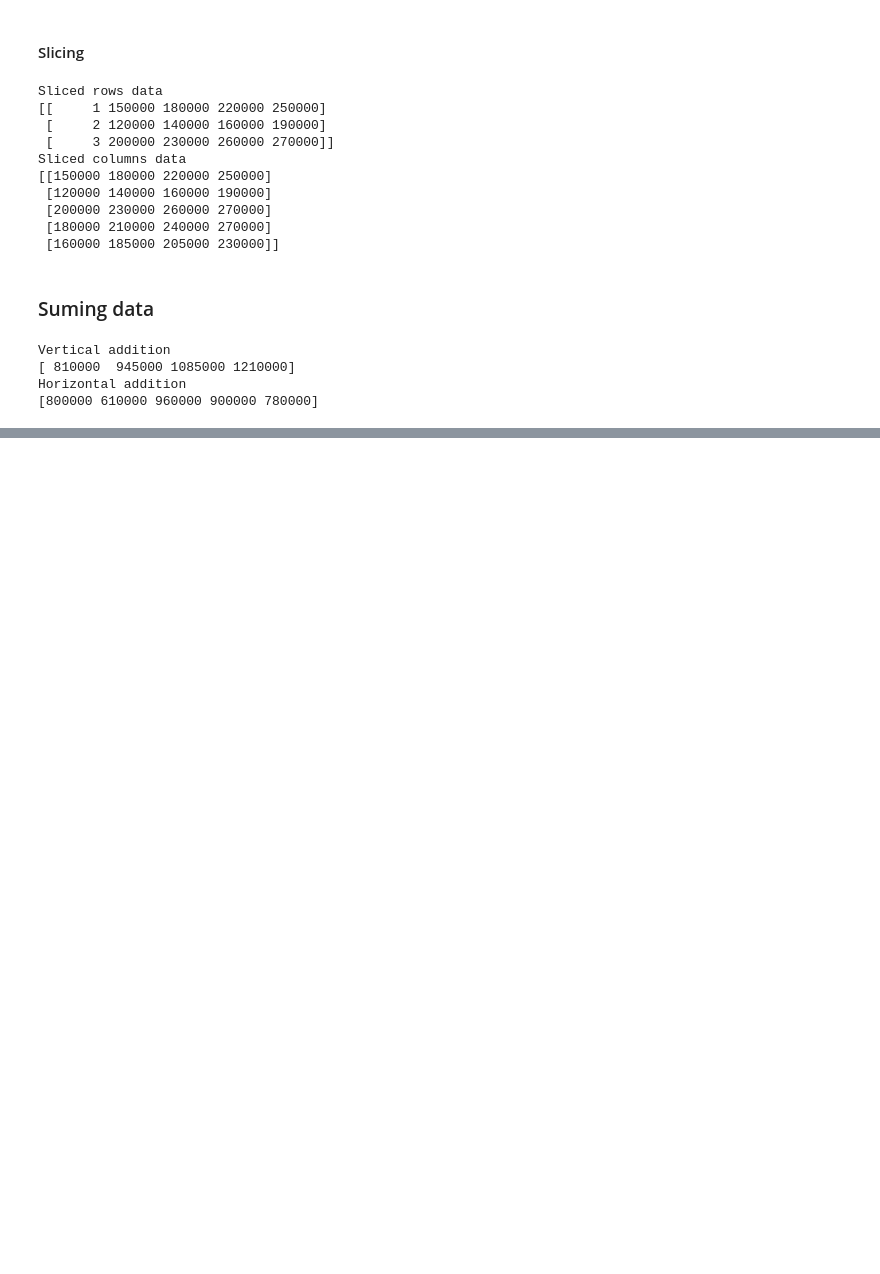
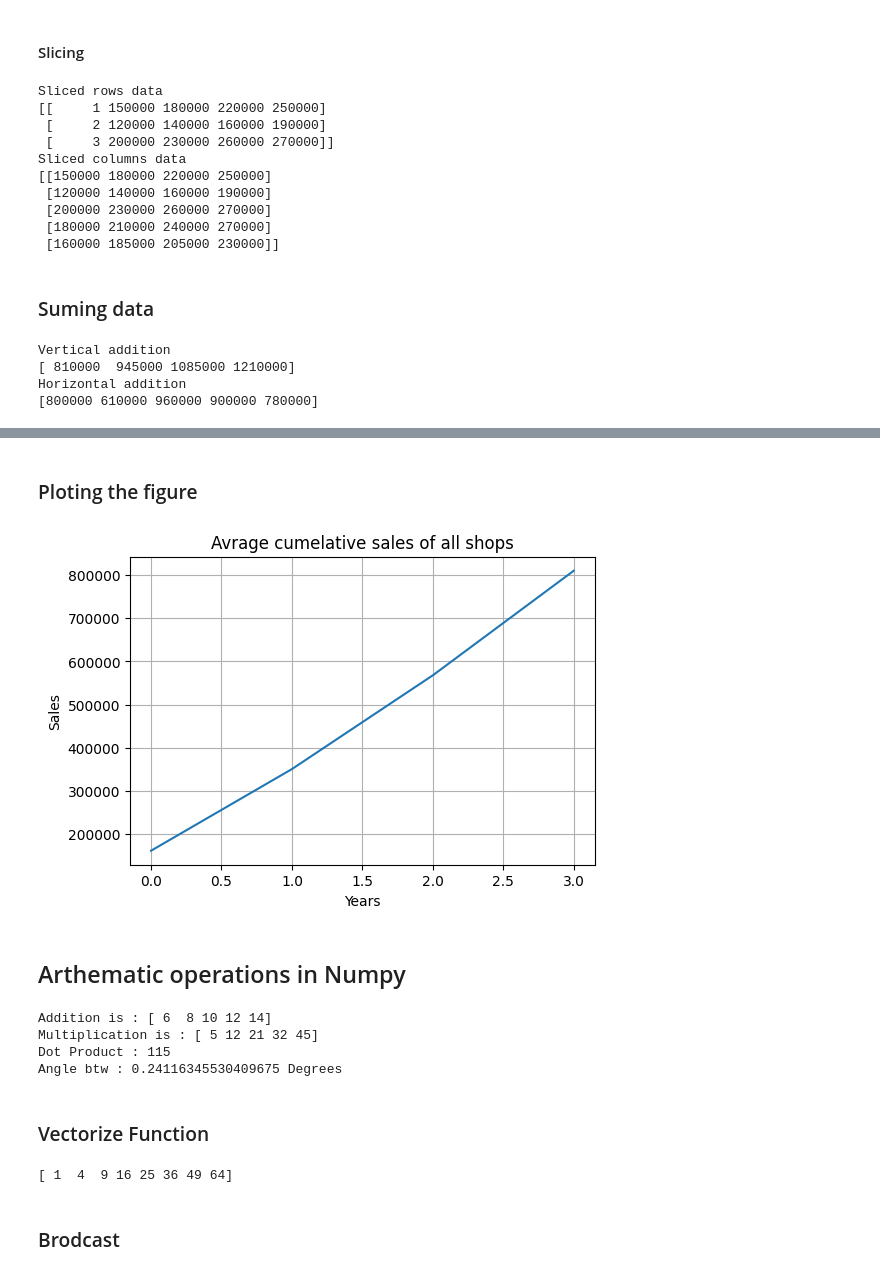
Before and after one commit to vibhavasubhadauria2003/Numpy, a Jupyter notebook: numpyPhase3.ipynb, the cells around one changed output, grey strips where cells are left out. Cells and saved outputs as stored; diff of their text form; code cells hidden in the pictures; blank space fills up the shorter version.

```diff
--- a/numpyPhase3.ipynb
+++ b/numpyPhase3.ipynb
@@ -40,0 +43,16 @@ Horizontal addition
+# %%
+#minimum sale per shop
+min=np.min(sales_data[:, 1:],axis=1)
+print(f"Minimum sale per shop\n {min}")
+
+#Maximum sale per year
+max=np.max(sales_data[:, 1:],axis=0)
+print(f"Maximum sale per year\n {max}")
+
+#Average Sales per shop
+avg=np.mean(sales_data[:,1:],axis=1)
+print(f"Average sale per shop\n{avg}")
+
+#Cumilative sum per shop
+cumsum=np.cumsum(sales_data[:,1:],axis=1)
+print(f"Cumilative sum per shop \n{cumsum}")
@@ -40,0 +72,46 @@ Horizontal addition
+# %% [markdown]
+### Ploting the figure
+# %%
+plt.figure(figsize=(6,4))
+plt.plot(np.mean(cumsum[:,:],axis=0))
+plt.xlabel("Years")
+plt.ylabel("Sales")
+plt.title("Avrage cumelative sales of all shops")
+plt.grid(True)
+plt.show()
+# %% [output]
+[figure, added]
+# %% [markdown]
+## Arthematic operations in Numpy
+# %%
+vector1=np.array([1,2,3,4,5])
+vector2=np.array([5,6,7,8,9])
+
+print(f"Addition is : {vector1+vector2}")
+
+print(f"Multiplication is : {vector1*vector2}")
+
+print(f"Dot Product : {np.dot(vector1,vector2)}")
+
+#Angle btw two vector
+#formula  angle=cos-1(dot product/magnitude multiplication)
+angle=np.arccos(np.dot(vector1,vector2)/(np.linalg.norm(vector1)*np.linalg.norm(vector2)))
+print(f"Angle btw : {angle} Degrees")
+# %% [output]
+Addition is : [ 6  8 10 12 14]
+Multiplication is : [ 5 12 21 32 45]
+Dot Product : 115
+Angle btw : 0.24116345530409675 Degrees
+# %% [markdown]
+### Vectorize Function
+# %%
+vector1=np.array([1,2,3,4,5,6,7,8])
+def squre(a):
+    return a*a
+squredArray=np.vectorize(squre)
+
+print(squredArray(vector1))
+# %% [output]
+[ 1  4  9 16 25 36 49 64]
+# %% [markdown]
+### Brodcast
```
Also changed, not shown: parts of 3 cells of this notebook.
